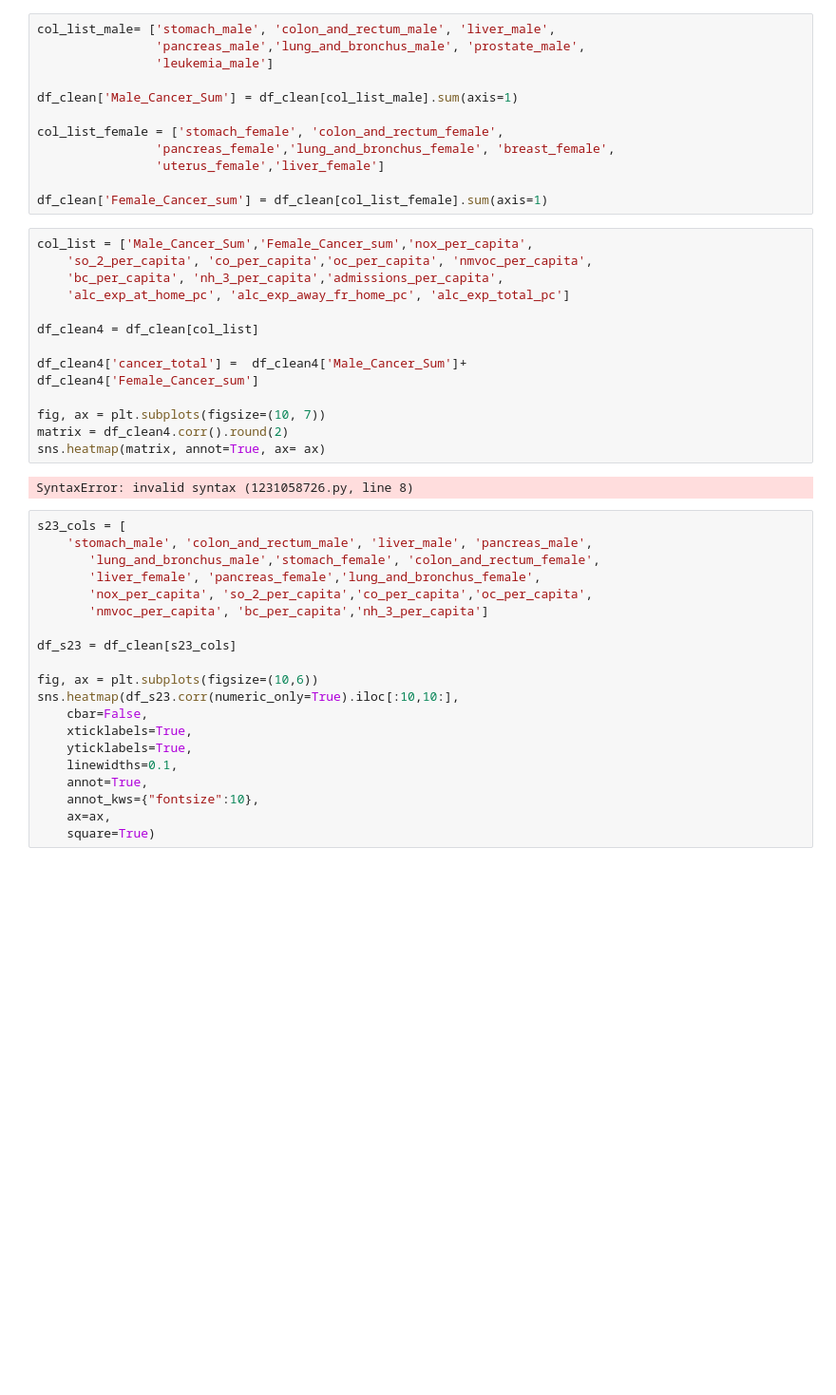
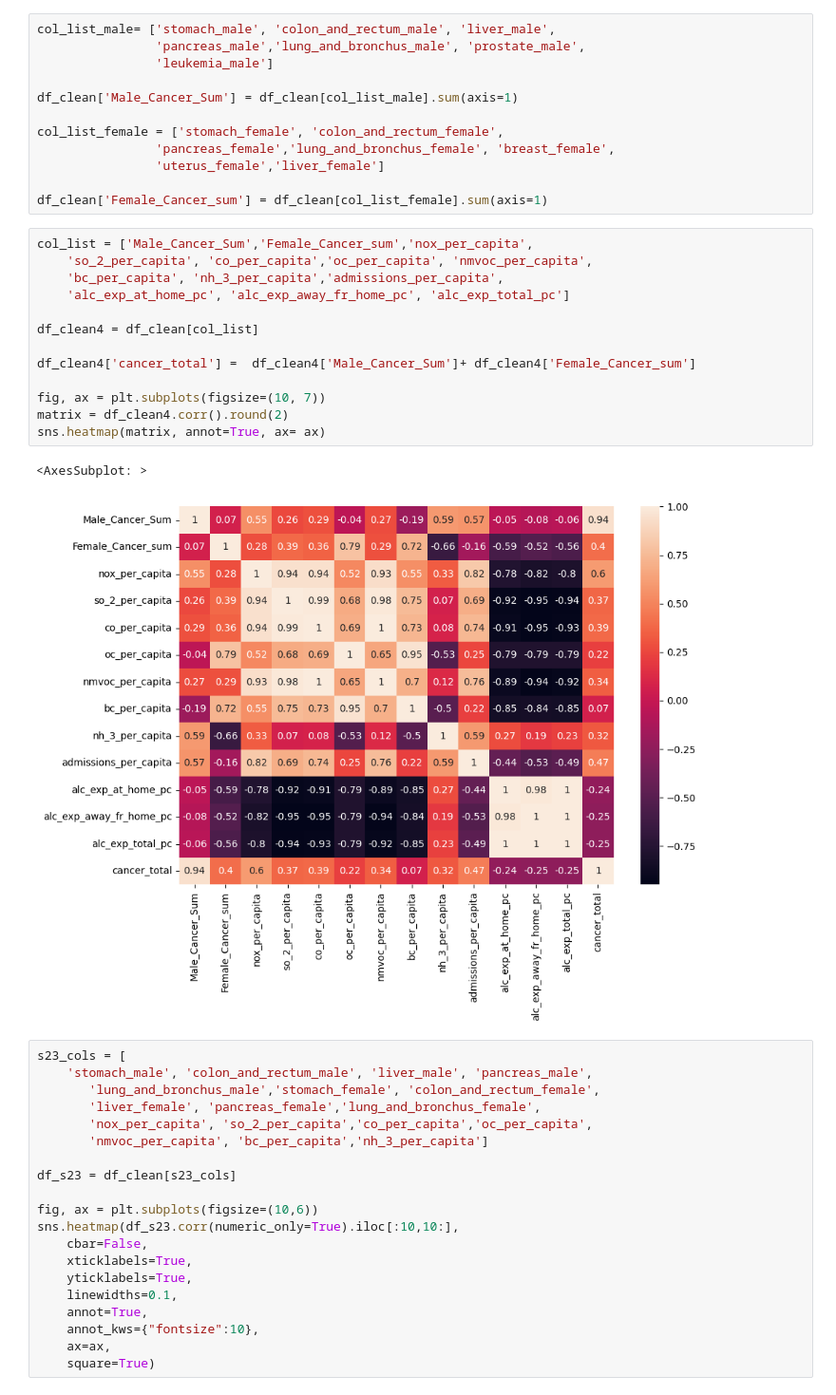
Before and after one commit to gvnsp/618, a Jupyter notebook: final_project_ape_618.ipynb, the cells around one changed output. Shown at 95% size. Drawn from its saved outputs; the diff is of its cells as text; blank space fills up the shorter version.

```diff
--- a/final_project_ape_618.ipynb
+++ b/final_project_ape_618.ipynb
@@ -520,19 +528,19 @@ df_clean['Female_Cancer_sum'] = df_clean[col_list_female].sum(axis=1)
 # %%
 col_list = ['Male_Cancer_Sum','Female_Cancer_sum','nox_per_capita',
     'so_2_per_capita', 'co_per_capita','oc_per_capita', 'nmvoc_per_capita',
     'bc_per_capita', 'nh_3_per_capita','admissions_per_capita',
     'alc_exp_at_home_pc', 'alc_exp_away_fr_home_pc', 'alc_exp_total_pc']
 
 df_clean4 = df_clean[col_list]
 
-df_clean4['cancer_total'] =  df_clean4['Male_Cancer_Sum']+
-df_clean4['Female_Cancer_sum']
+df_clean4['cancer_total'] =  df_clean4['Male_Cancer_Sum']+ df_clean4['Female_Cancer_sum']
 
 fig, ax = plt.subplots(figsize=(10, 7))
 matrix = df_clean4.corr().round(2)
 sns.heatmap(matrix, annot=True, ax= ax)
 # %% [output]
-SyntaxError: invalid syntax (1231058726.py, line 8)
+<AxesSubplot: >
+[figure, added]
 # %%
 s23_cols = [
     'stomach_male', 'colon_and_rectum_male', 'liver_male', 'pancreas_male',
```
Also changed, not shown: parts of 2 cells of this notebook, 1 other file.
